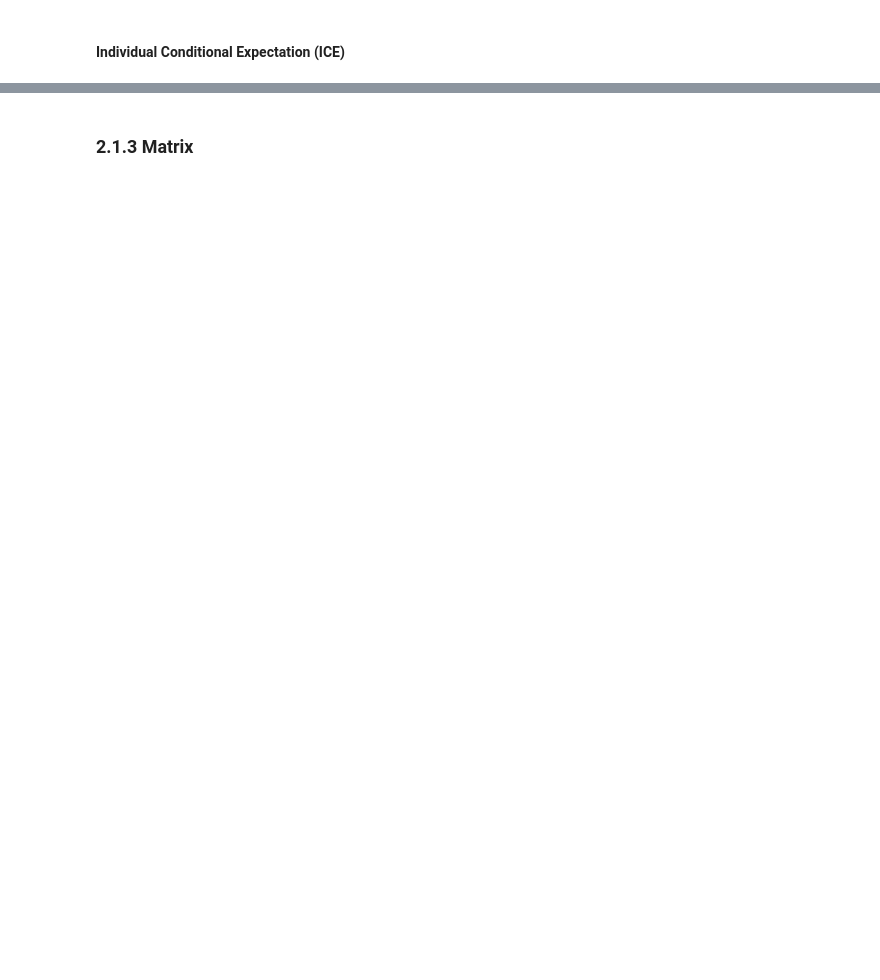
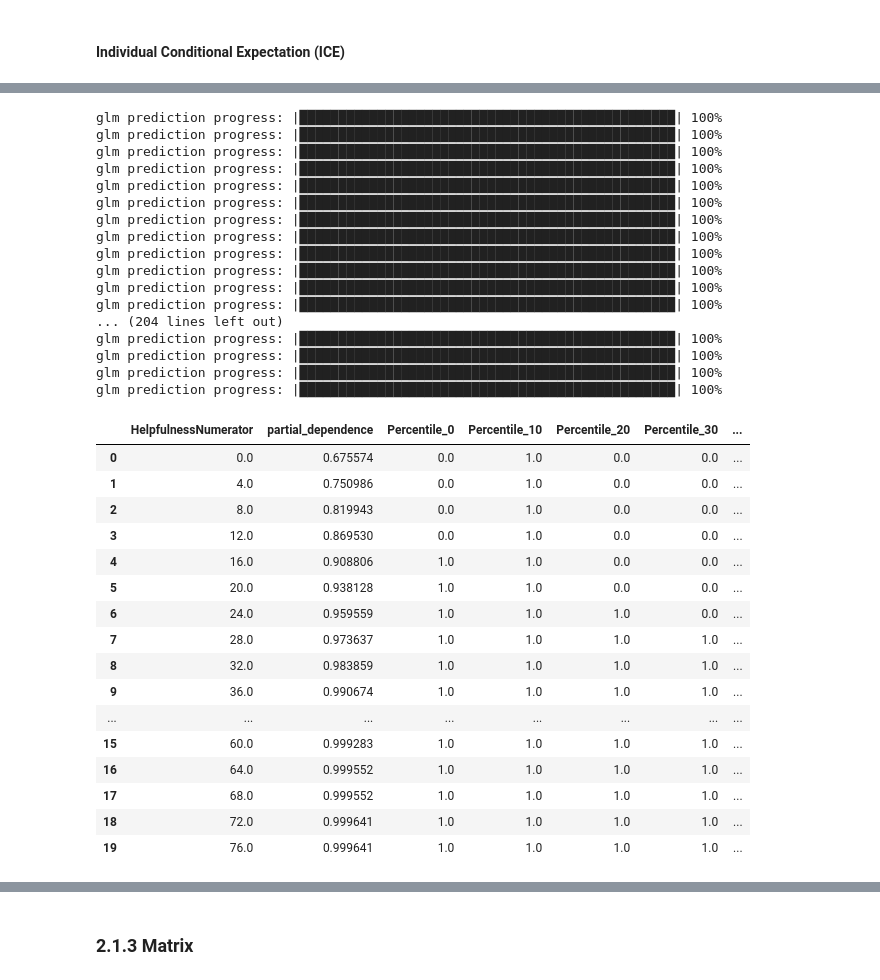
Before and after one commit to MandyMY/AI-Addin, a Jupyter notebook: Final Project.ipynb, the cells around one changed output, grey strips where cells are left out. Saved outputs shown, nothing was run; the diff lists cells and outputs as text; code cells hidden in the pictures; blank space fills up the shorter version.

```diff
--- a/Final Project.ipynb
+++ b/Final Project.ipynb
@@ -258,0 +350,6 @@ AttributeError: 'H2OFrame' object has no attribute 'values'
+# %%
+ext_test_new_s1 = ext_test_new["PositiveReview"]
+# %%
+ext_test_new_s2 = ext_test_new["Id"]
+# %%
+ext_test_new_s = ext_test_new_s1.cbind(ext_test_new_s2)
@@ -258,0 +370,73 @@ AttributeError: 'H2OFrame' object has no attribute 'values'
+# %%
+def get_quantile_dict(y, id_, frame):
+
+    """ Returns the percentiles of a column y as the indices for another column id_.
+
+    Args:
+        y: Column in which to find percentiles.
+        id_: Id column that stores indices for percentiles of y.
+        frame: H2OFrame containing y and id_.
+
+    Returns:
+        Dictionary of percentile values and index column values.
+
+    """
+    quantiles_df = frame.as_data_frame(header=None)
+    quantiles_df.sort_values(y, inplace=True)
+    quantiles_df.reset_index(inplace=True)
+
+    percentiles_dict = {}
+    percentiles_dict[0] = quantiles_df.loc[0, id_]
+    percentiles_dict[99] = quantiles_df.loc[quantiles_df.shape[0]-1, id_]
+    inc = quantiles_df.shape[0]//10
+
+    for i in range(1, 10):
+        percentiles_dict[i * 10] = quantiles_df.loc[i * inc,  id_]
+
+    return percentiles_dict
+
+quantile_dict = get_quantile_dict('PositiveReview', 'Id', ext_test_new_s)
+# %%
+bins = list(par_dep_HelpfulnessNumerator['HelpfulnessNumerator'])
+for i in sorted(quantile_dict.keys()):
+    col_name = 'Percentile_' + str(i)
+    par_dep_HelpfulnessNumerator[col_name] = par_dep('HelpfulnessNumerator',
+                                            ext_test_new[ext_test_new['Id'] == int(quantile_dict[i])],
+                                            local_glm_plus,
+                                            bins=bins)['partial_dependence']
+par_dep_HelpfulnessNumerator
+# %% [output]
+glm prediction progress: |████████████████████████████████████████████████| 100%
+glm prediction progress: |████████████████████████████████████████████████| 100%
+glm prediction progress: |████████████████████████████████████████████████| 100%
+glm prediction progress: |████████████████████████████████████████████████| 100%
+glm prediction progress: |████████████████████████████████████████████████| 100%
+glm prediction progress: |████████████████████████████████████████████████| 100%
+glm prediction progress: |████████████████████████████████████████████████| 100%
+glm prediction progress: |████████████████████████████████████████████████| 100%
+glm prediction progress: |████████████████████████████████████████████████| 100%
+glm prediction progress: |████████████████████████████████████████████████| 100%
+glm prediction progress: |████████████████████████████████████████████████| 100%
+glm prediction progress: |████████████████████████████████████████████████| 100%
+... (204 lines left out)
+glm prediction progress: |████████████████████████████████████████████████| 100%
+glm prediction progress: |████████████████████████████████████████████████| 100%
+glm prediction progress: |████████████████████████████████████████████████| 100%
+glm prediction progress: |████████████████████████████████████████████████| 100%
+|  | HelpfulnessNumerator | partial_dependence | Percentile_0 | Percentile_10 | Percentile_20 | Percentile_30 | ... |
+| 0 | 0.0 | 0.675574 | 0.0 | 1.0 | 0.0 | 0.0 | ... |
+| 1 | 4.0 | 0.750986 | 0.0 | 1.0 | 0.0 | 0.0 | ... |
+| 2 | 8.0 | 0.819943 | 0.0 | 1.0 | 0.0 | 0.0 | ... |
+| 3 | 12.0 | 0.869530 | 0.0 | 1.0 | 0.0 | 0.0 | ... |
+| 4 | 16.0 | 0.908806 | 1.0 | 1.0 | 0.0 | 0.0 | ... |
+| 5 | 20.0 | 0.938128 | 1.0 | 1.0 | 0.0 | 0.0 | ... |
+| 6 | 24.0 | 0.959559 | 1.0 | 1.0 | 1.0 | 0.0 | ... |
+| 7 | 28.0 | 0.973637 | 1.0 | 1.0 | 1.0 | 1.0 | ... |
+| 8 | 32.0 | 0.983859 | 1.0 | 1.0 | 1.0 | 1.0 | ... |
+| 9 | 36.0 | 0.990674 | 1.0 | 1.0 | 1.0 | 1.0 | ... |
+| ... | ... | ... | ... | ... | ... | ... | ... |
+| 15 | 60.0 | 0.999283 | 1.0 | 1.0 | 1.0 | 1.0 | ... |
+| 16 | 64.0 | 0.999552 | 1.0 | 1.0 | 1.0 | 1.0 | ... |
+| 17 | 68.0 | 0.999552 | 1.0 | 1.0 | 1.0 | 1.0 | ... |
+| 18 | 72.0 | 0.999641 | 1.0 | 1.0 | 1.0 | 1.0 | ... |
+| 19 | 76.0 | 0.999641 | 1.0 | 1.0 | 1.0 | 1.0 | ... |
```
Also changed, not shown: parts of 34 cells of this notebook.
